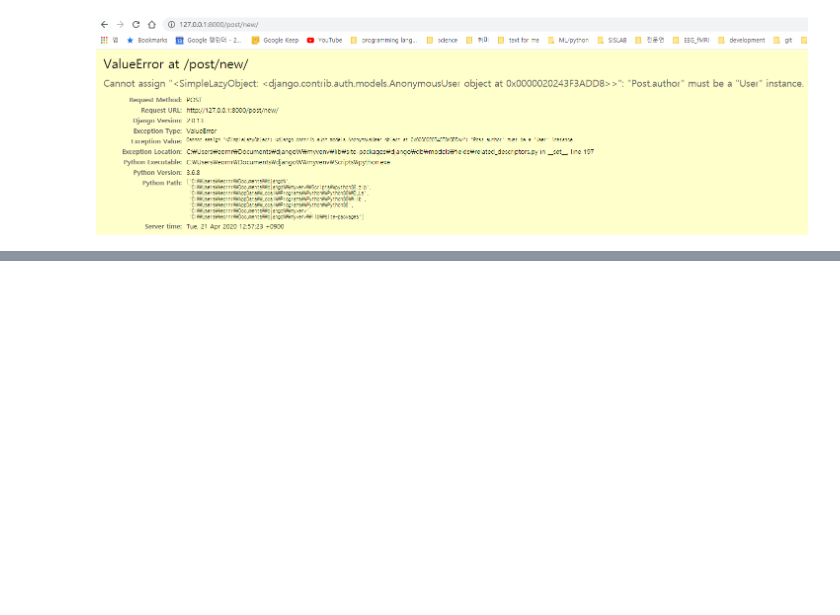
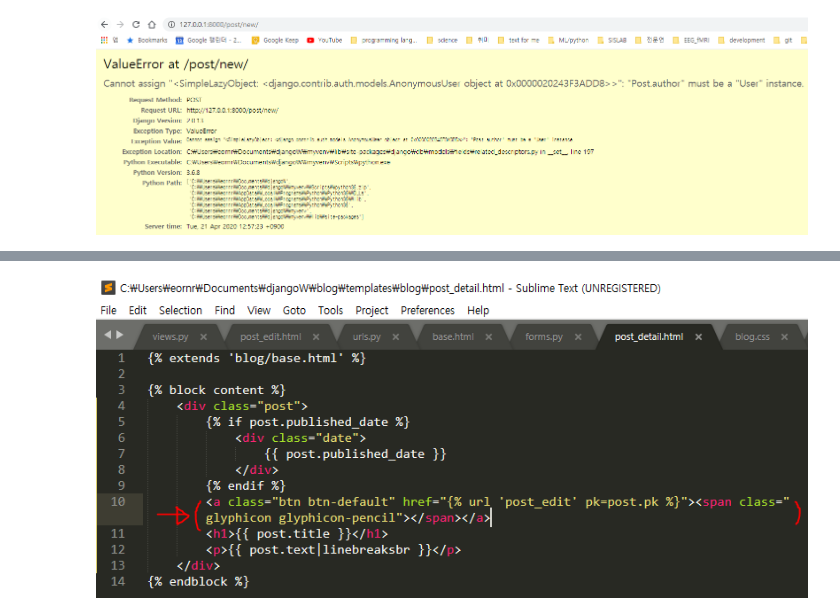
Before and after one commit to daegukdo/GCWM, a Jupyter notebook: 21/04_django_form.ipynb, the cells around one changed output, grey strips where cells are left out. Cells and saved outputs as stored; diff of their text form; code cells hidden in the pictures; blank space fills up the shorter version.

```diff
--- a/21/04_django_form.ipynb
+++ b/21/04_django_form.ipynb
@@ -325,0 +360,4 @@ Image("img/44_img.png")
+# %%
+Image("img/46_img.png")
+# %% [output]
+[figure, added]
```
Also changed, not shown: parts of 19 cells of this notebook, 11 other files.
